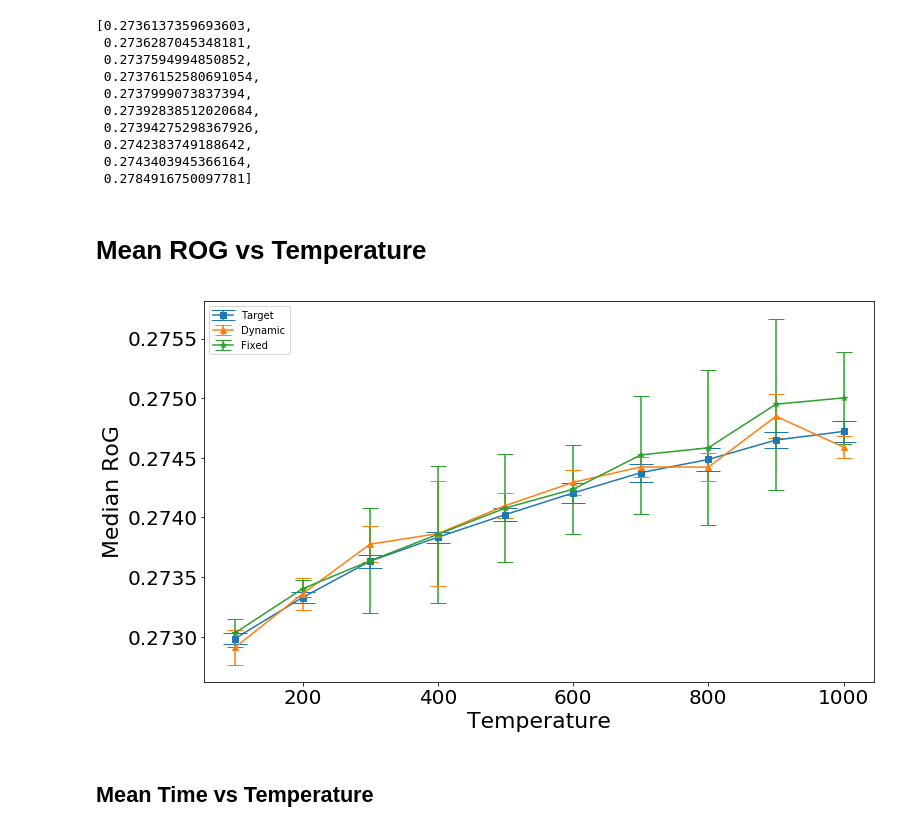
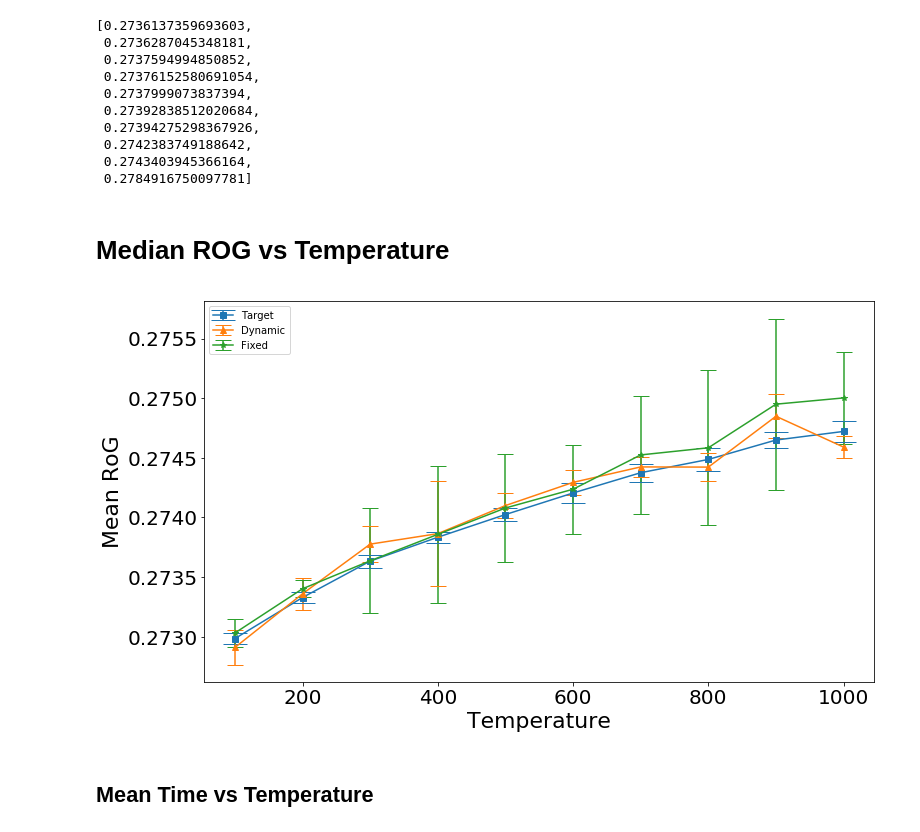
Before and after one commit to YulianaGomez/proxima_analysis, a Jupyter notebook: notebooks/ROG_results.ipynb, the cells around one changed output. Saved outputs shown, nothing was run; the diff lists cells and outputs as text; code cells hidden in the pictures.

```diff
--- a/notebooks/ROG_results.ipynb
+++ b/notebooks/ROG_results.ipynb
@@ -40,7 +40,7 @@ STATIC_MARKER='tbd'
 DYNAMIC_MARKER='tbd'
 # %%
 
-
+##Running Proxima without reference data (true)
 experiments_true = [
     'true-run_rs1',
     'true-run_rs2',
@@ -54,9 +54,10 @@ experiments_true = [
     'true-run_rs10',
 ]
 
+#Running Proxima with reference data
 experiments = [
     'dynLns_r1',
-    'dynLns_r3',
+    'dynLns_r3',## Need to run dynamic with ref. data, seed =2
     'dynLns_r4',
     'dynLns_r5',
     'dynLns_r6',
@@ -66,6 +67,7 @@ experiments = [
     'dynLns_r10',
 ]
 
+#Running FIXED(0.3,50)
 experiment_ss = [
     'ss-true_rs1',
     'ss-true_rs2',
@@ -78,7 +80,7 @@ experiment_ss = [
     'ss-true_rs9',
     'ss-true_rs10',
 ]
-root_path = '/Users/yzamora/Desktop/proxima_analysis/proxima_data'
+root_path = '../proxima_data'
 # %% [markdown]
 ## ROG results of Target function
 # %%
@@ -236,26 +231,27 @@ sorted(mylist)
  0.2743403945366164,
  0.2784916750097781]
 # %% [markdown]
-# Mean ROG vs Temperature
+# Median ROG vs Temperature
 # %%
 fig, ax = plt.subplots(figsize=(FIGWIDTH,7))
 
 plt.xlabel('Execution time',fontsize=BIG)
 plt.ylabel('Mean absolute error', fontsize=BIG)
 plt.xticks(fontsize=MEDIUM)
 plt.yticks(fontsize=MEDIUM)
 ax.yaxis.get_offset_text().set_fontsize(MEDIUM)
 ax.errorbar(temps,rogs_median,yerr=rogs_std,label='Target', capsize=12.0, fmt="s-")
 ax.errorbar(temps_dynLns,rogs_dynLns_median,yerr=rogs_dynLns_std,label='Dynamic', capsize=8.0, fmt="^-")
 ax.errorbar(temps_SS,rogs_SS_median,yerr=rogs_SS_std,label='Fixed', capsize=8.0, fmt="*-")
 #ax.errorbar(temps,mean_d,yerr=[d_mins,d_maxes],label='Dynamic', capsize=8.0, fmt="o-")
 
 plt.legend()
 plt.xlabel('Temperature')
-plt.ylabel('Median RoG')
+plt.ylabel('Mean RoG')
 plt.savefig('Figures/meadian_ROG.pdf')
+#plt.savefig('Figures/meadian_ROG.pdf')
 # %% [output]
-[figure, old version]
+[figure, new version]
 # %% [markdown]
 ## Mean Time vs Temperature
 # %%
```
Also changed, not shown: parts of 14 cells of this notebook, 1 other file.
